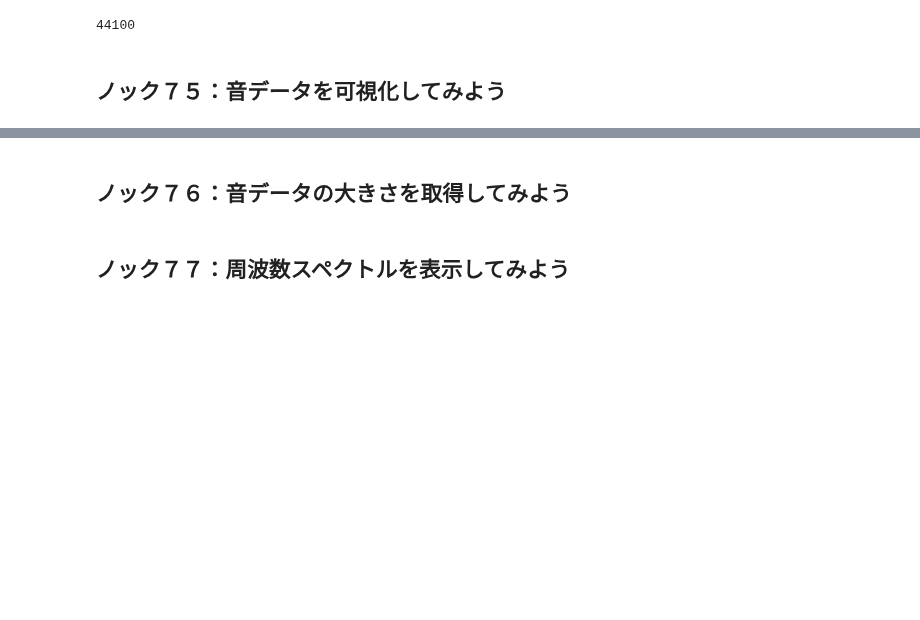
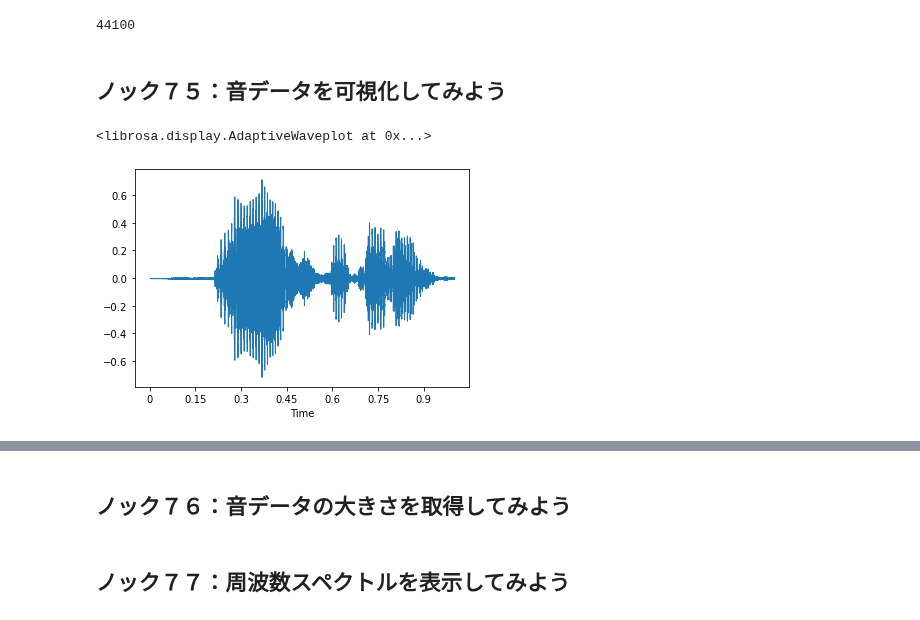
Before and after one commit to winuim/python-process-visualization-100, a Jupyter notebook: chapter-6/src/chapter-6.ipynb, the cells around one changed output, grey strips where cells are left out. Cells and saved outputs as stored; diff of their text form; code cells hidden in the pictures; blank space fills up the shorter version.

```diff
--- a/chapter-6/src/chapter-6.ipynb
+++ b/chapter-6/src/chapter-6.ipynb
@@ -97,3 +97,9 @@ librosa.get_samplerate("../data/音声.mp3")
 44100
 # %% [markdown]
 ## ノック７５：音データを可視化してみよう
+# %%
+import librosa.display as libdisp
+libdisp.waveshow(audio1, sr=sr1)
+# %% [output]
+<librosa.display.AdaptiveWaveplot at 0x...>
+[figure, added]
```
Also changed, not shown: parts of 3 cells of this notebook.
